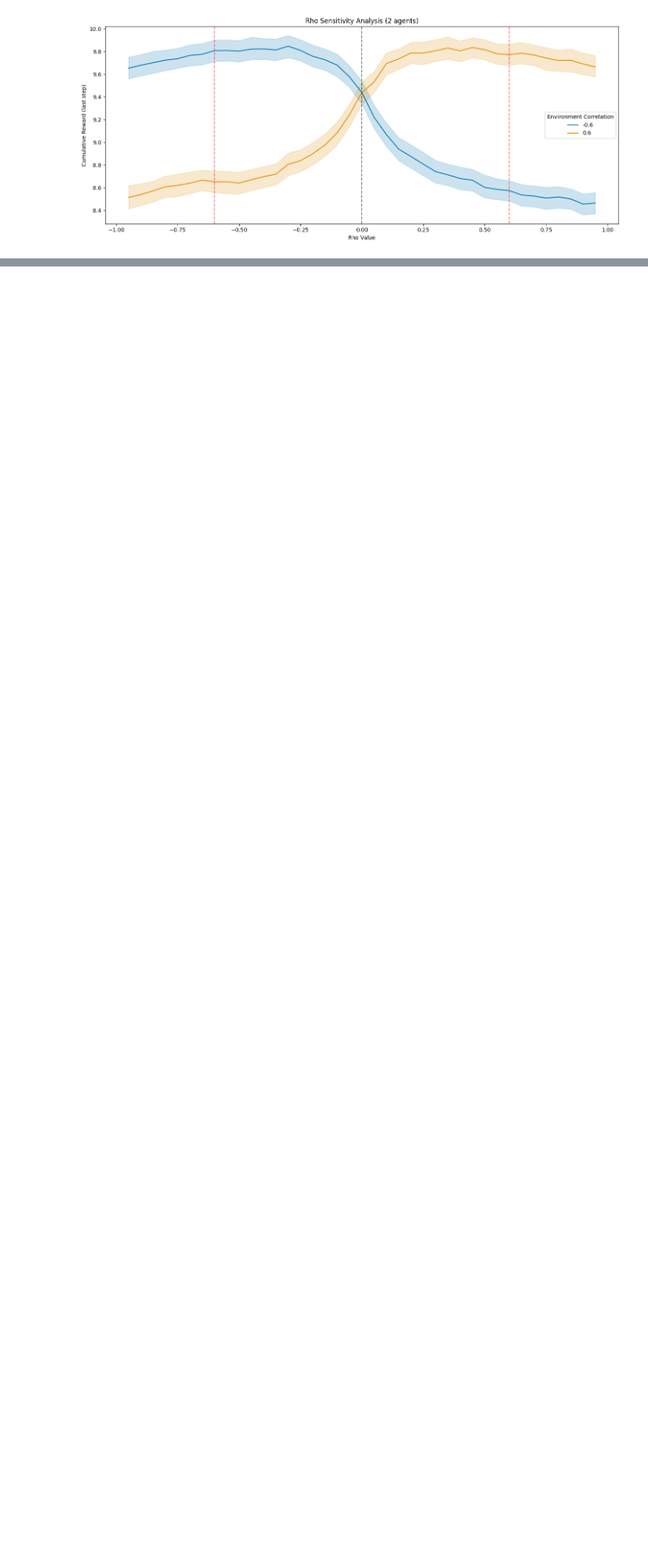
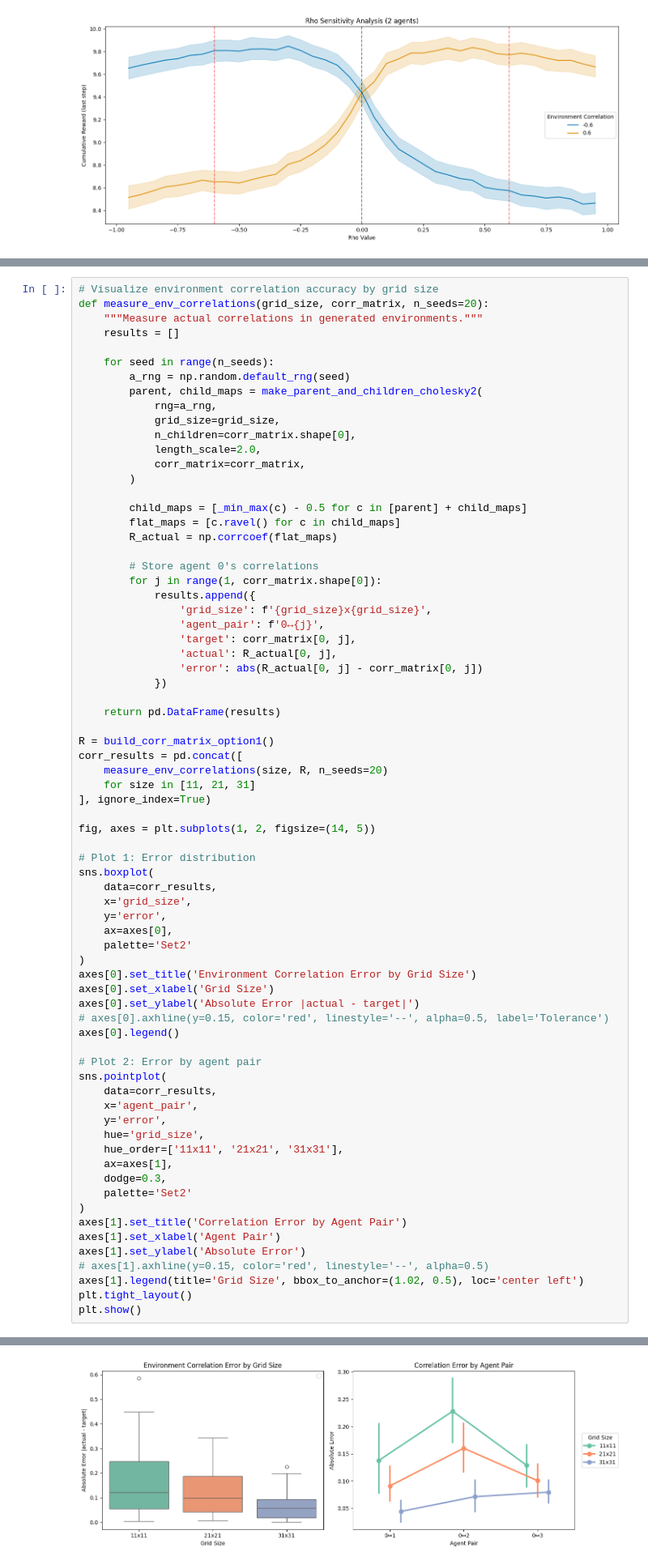
Before and after one commit to vagechirkov/Spatial-MAB-ABM, a Jupyter notebook: abm/2soc2gen.ipynb, the cells around one changed output, grey strips where cells are left out. Shown at 81% size. Cells and saved outputs as stored; diff of their text form; blank space fills up the shorter version.

```diff
--- a/abm/2soc2gen.ipynb
+++ b/abm/2soc2gen.ipynb
@@ -426,0 +682,73 @@ plt.show()
+# %%
+# Visualize environment correlation accuracy by grid size
+def measure_env_correlations(grid_size, corr_matrix, n_seeds=20):
+    """Measure actual correlations in generated environments."""
+    results = []
+
+    for seed in range(n_seeds):
+        a_rng = np.random.default_rng(seed)
+        parent, child_maps = make_parent_and_children_cholesky2(
+            rng=a_rng,
+            grid_size=grid_size,
+            n_children=corr_matrix.shape[0],
+            length_scale=2.0,
+            corr_matrix=corr_matrix,
+        )
+
+        child_maps = [_min_max(c) - 0.5 for c in [parent] + child_maps]
+        flat_maps = [c.ravel() for c in child_maps]
+        R_actual = np.corrcoef(flat_maps)
+
+        # Store agent 0's correlations
+        for j in range(1, corr_matrix.shape[0]):
+            results.append({
+                'grid_size': f'{grid_size}x{grid_size}',
+                'agent_pair': f'0↔{j}',
+                'target': corr_matrix[0, j],
+                'actual': R_actual[0, j],
+                'error': abs(R_actual[0, j] - corr_matrix[0, j])
+            })
+
+    return pd.DataFrame(results)
+
+R = build_corr_matrix_option1()
+corr_results = pd.concat([
+    measure_env_correlations(size, R, n_seeds=20)
+    for size in [11, 21, 31]
+], ignore_index=True)
+
+fig, axes = plt.subplots(1, 2, figsize=(14, 5))
+
+# Plot 1: Error distribution
+sns.boxplot(
+    data=corr_results,
+    x='grid_size',
+    y='error',
+    ax=axes[0],
+    palette='Set2'
+)
+axes[0].set_title('Environment Correlation Error by Grid Size')
+axes[0].set_xlabel('Grid Size')
+axes[0].set_ylabel('Absolute Error |actual - target|')
+# axes[0].axhline(y=0.15, color='red', linestyle='--', alpha=0.5, label='Tolerance')
+axes[0].legend()
+
+# Plot 2: Error by agent pair
+sns.pointplot(
+    data=corr_results,
+    x='agent_pair',
+    y='error',
+    hue='grid_size',
+    hue_order=['11x11', '21x21', '31x31'],
+    ax=axes[1],
+    dodge=0.3,
+    palette='Set2'
+)
+axes[1].set_title('Correlation Error by Agent Pair')
+axes[1].set_xlabel('Agent Pair')
+axes[1].set_ylabel('Absolute Error')
+# axes[1].axhline(y=0.15, color='red', linestyle='--', alpha=0.5)
+axes[1].legend(title='Grid Size', bbox_to_anchor=(1.02, 0.5), loc='center left')
+plt.tight_layout()
+plt.show()
+# %% [output]
@@ -426,0 +758 @@ plt.show()
+[figure, added]
```
Also changed, not shown: parts of 17 cells of this notebook, 4 other files.
